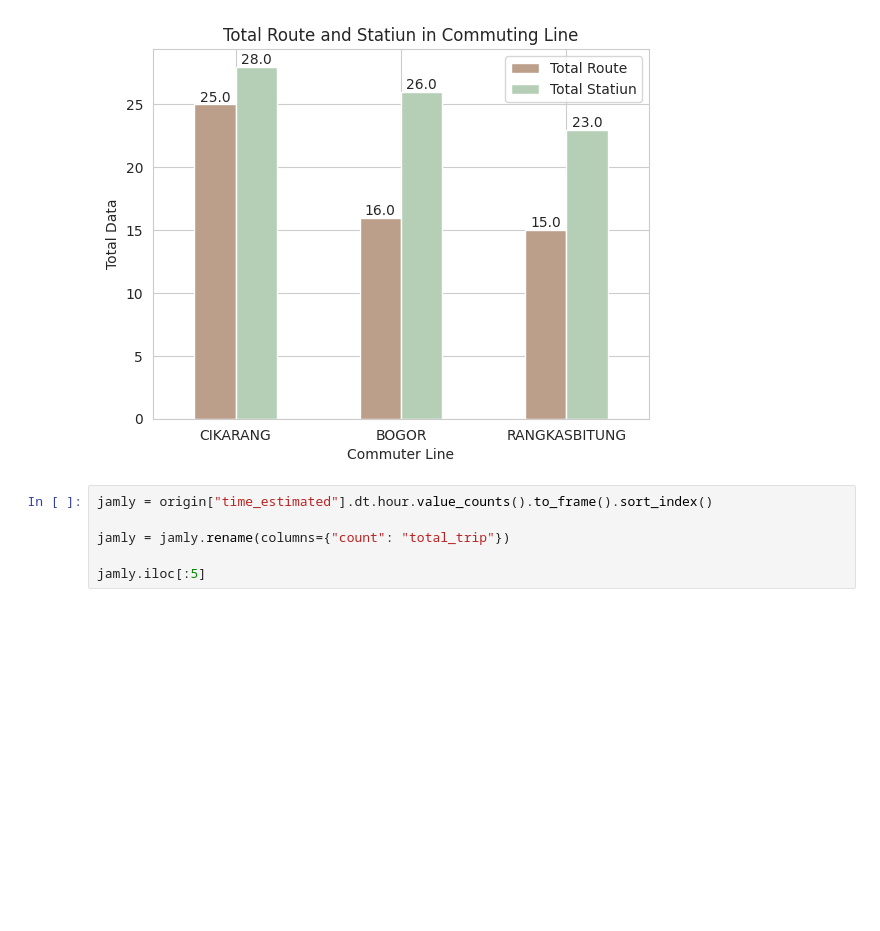
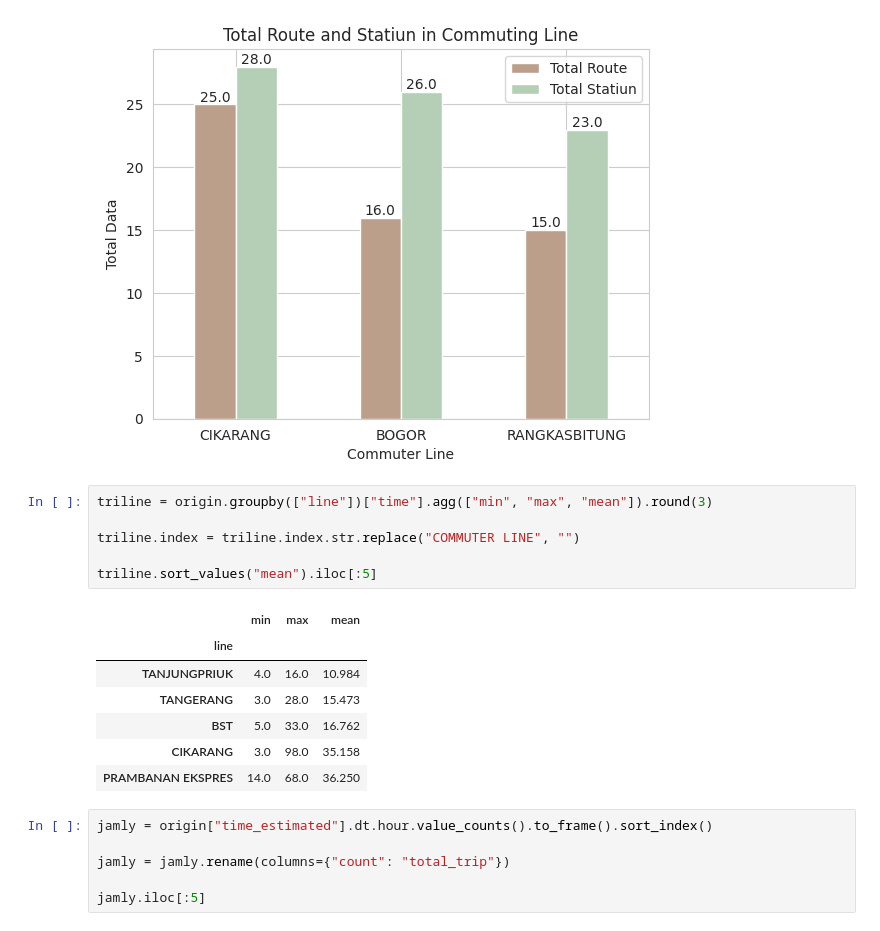
Before and after one commit to Kelnit/Year, a Jupyter notebook: Year.ipynb, the cells around one changed output. Drawn from its saved outputs; the diff is of its cells as text; blank space fills up the shorter version.

```diff
--- a/Year.ipynb
+++ b/Year.ipynb
@@ -115,6 +115,20 @@ title = "Total Route and Statiun in Commuting Line"
 barplot(triline.iloc[:3], xlabel="Commuter Line", ylabel="Total Data", title=title)
 # %% [output]
 [figure]
+# %%
+triline = origin.groupby(["line"])["time"].agg(["min", "max", "mean"]).round(3)
+
+triline.index = triline.index.str.replace("COMMUTER LINE", "")
+
+triline.sort_values("mean").iloc[:5]
+# %% [output]
+|  | min | max | mean |
+| line |  |  |  |
+| TANJUNGPRIUK | 4.0 | 16.0 | 10.984 |
+| TANGERANG | 3.0 | 28.0 | 15.473 |
+| BST | 5.0 | 33.0 | 16.762 |
+| CIKARANG | 3.0 | 98.0 | 35.158 |
+| PRAMBANAN EKSPRES | 14.0 | 68.0 | 36.250 |
 # %%
 jamly = origin["time_estimated"].dt.hour.value_counts().to_frame().sort_index()
 
```
Also changed, not shown: parts of 8 cells of this notebook.
